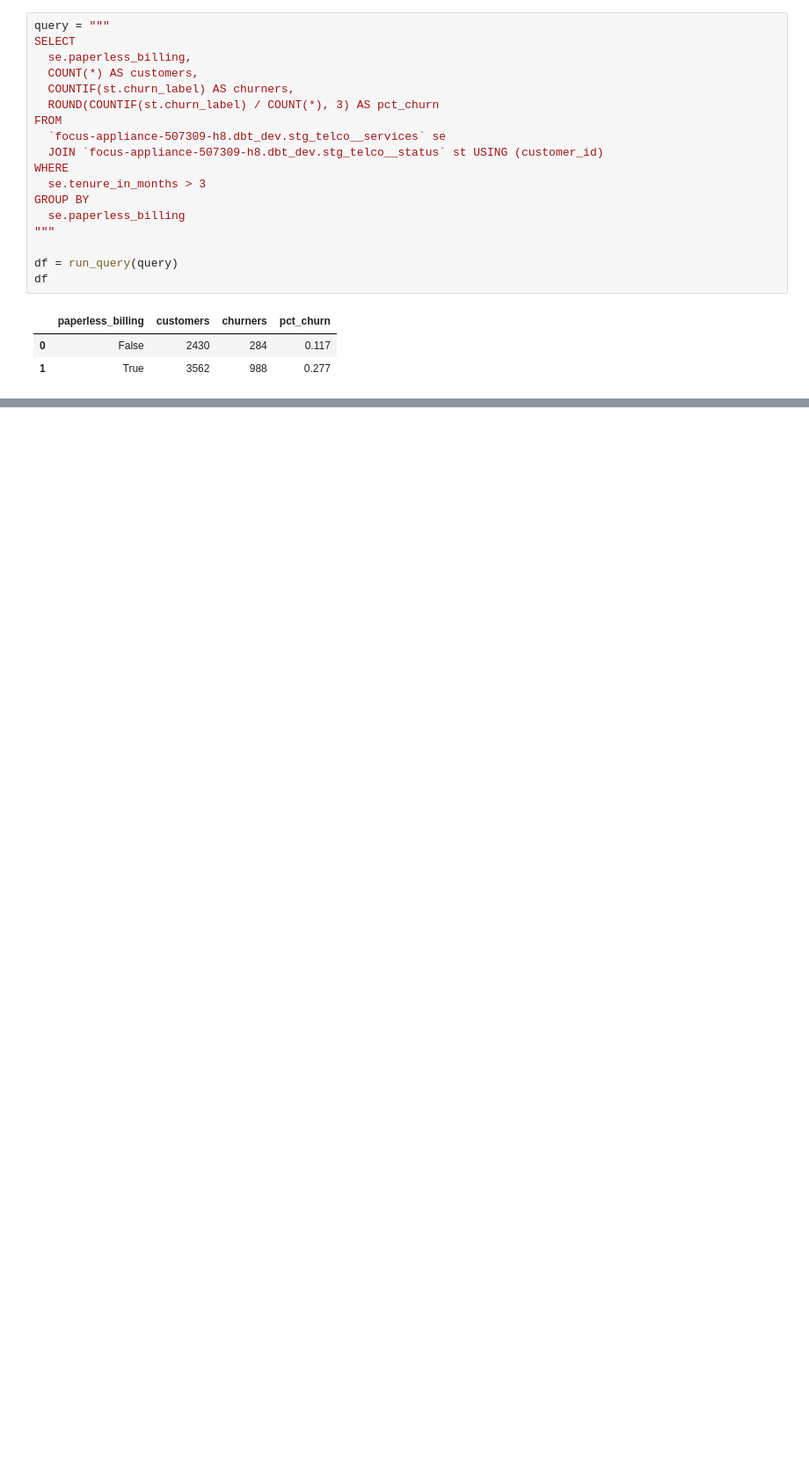
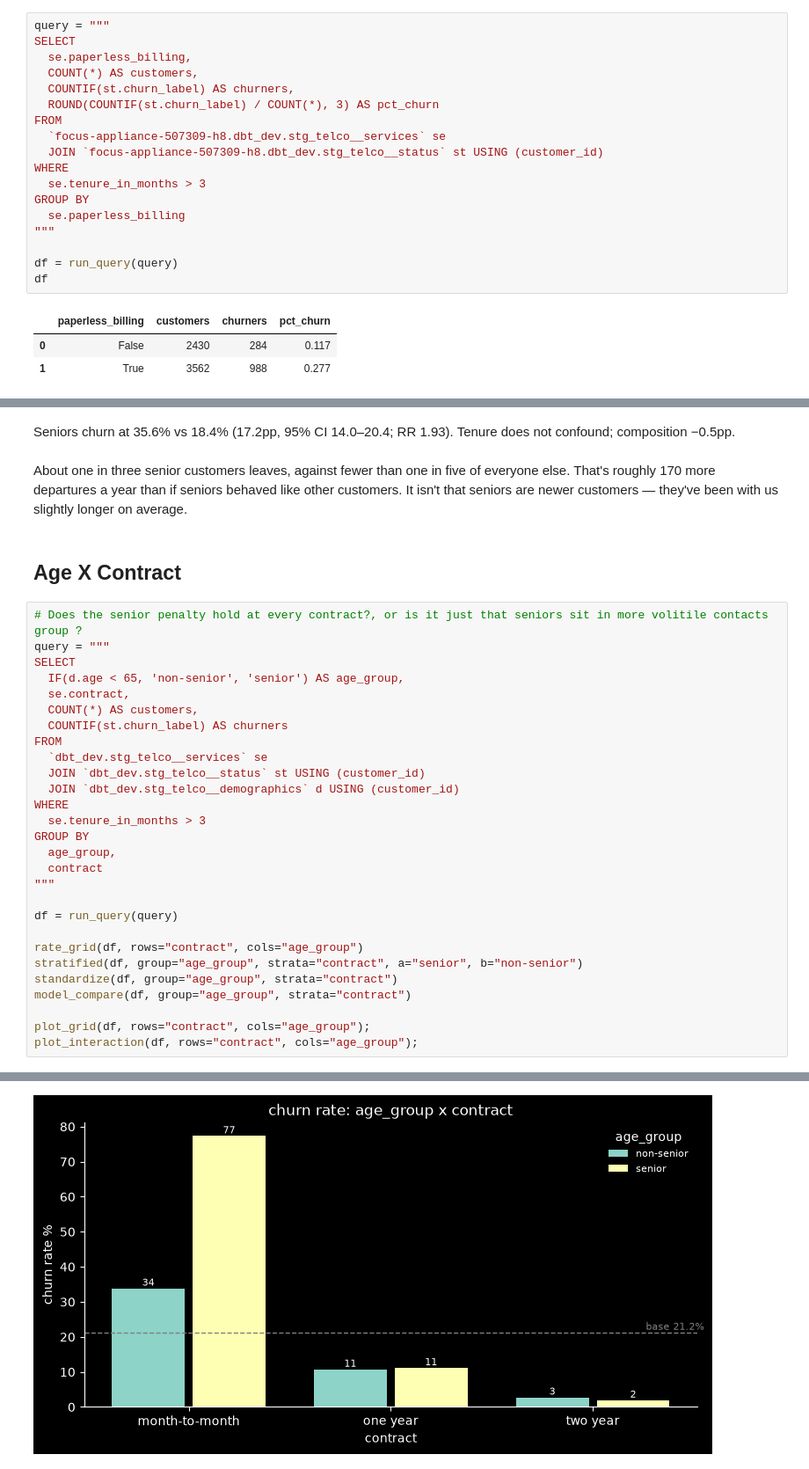
Before and after one commit to aDataMage/connectsphere-churn-bi, a Jupyter notebook: notebooks/Eda.ipynb, the cells around one changed output, grey strips where cells are left out. Shown at 88% size. Cells and saved outputs as stored; diff of their text form; blank space fills up the shorter version.

```diff
--- a/notebooks/Eda.ipynb
+++ b/notebooks/Eda.ipynb
@@ -805,0 +1702,35 @@ df
+# %% [markdown]
+Seniors churn at 35.6% vs 18.4% (17.2pp, 95% CI 14.0–20.4; RR 1.93). Tenure does not confound; composition −0.5pp.
+# %% [markdown]
+About one in three senior customers leaves, against fewer than one in five of everyone else. That's roughly 170 more departures a year than if seniors behaved like other customers. It isn't that seniors are newer customers — they've been with us slightly longer on average.
+# %% [markdown]
+## Age X Contract
+# %%
+# Does the senior penalty hold at every contract?, or is it just that seniors sit in more volitile contacts group ?
+query = """
+SELECT
+  IF(d.age < 65, 'non-senior', 'senior') AS age_group,
+  se.contract,
+  COUNT(*) AS customers,
+  COUNTIF(st.churn_label) AS churners
+FROM
+  `dbt_dev.stg_telco__services` se
+  JOIN `dbt_dev.stg_telco__status` st USING (customer_id)
+  JOIN `dbt_dev.stg_telco__demographics` d USING (customer_id)
+WHERE
+  se.tenure_in_months > 3
+GROUP BY
+  age_group,
+  contract
+"""
+
+df = run_query(query)
+
+rate_grid(df, rows="contract", cols="age_group")
+stratified(df, group="age_group", strata="contract", a="senior", b="non-senior")
+standardize(df, group="age_group", strata="contract")
+model_compare(df, group="age_group", strata="contract")
+
+plot_grid(df, rows="contract", cols="age_group");
+plot_interaction(df, rows="contract", cols="age_group");
+# %% [output]
@@ -805,0 +1754 @@ df
+[figure, added]
```
Also changed, not shown: parts of 124 cells of this notebook, 19 other files.
